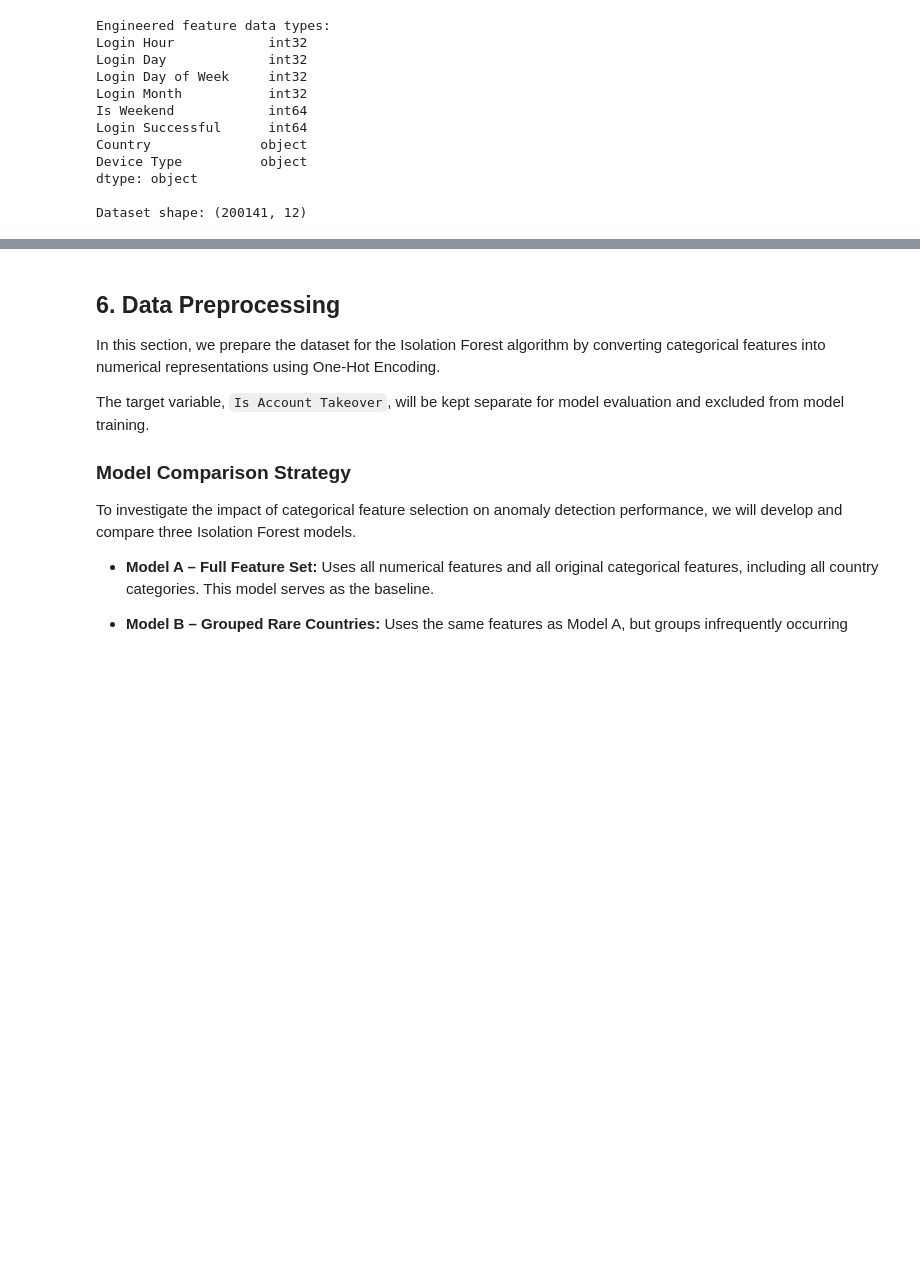
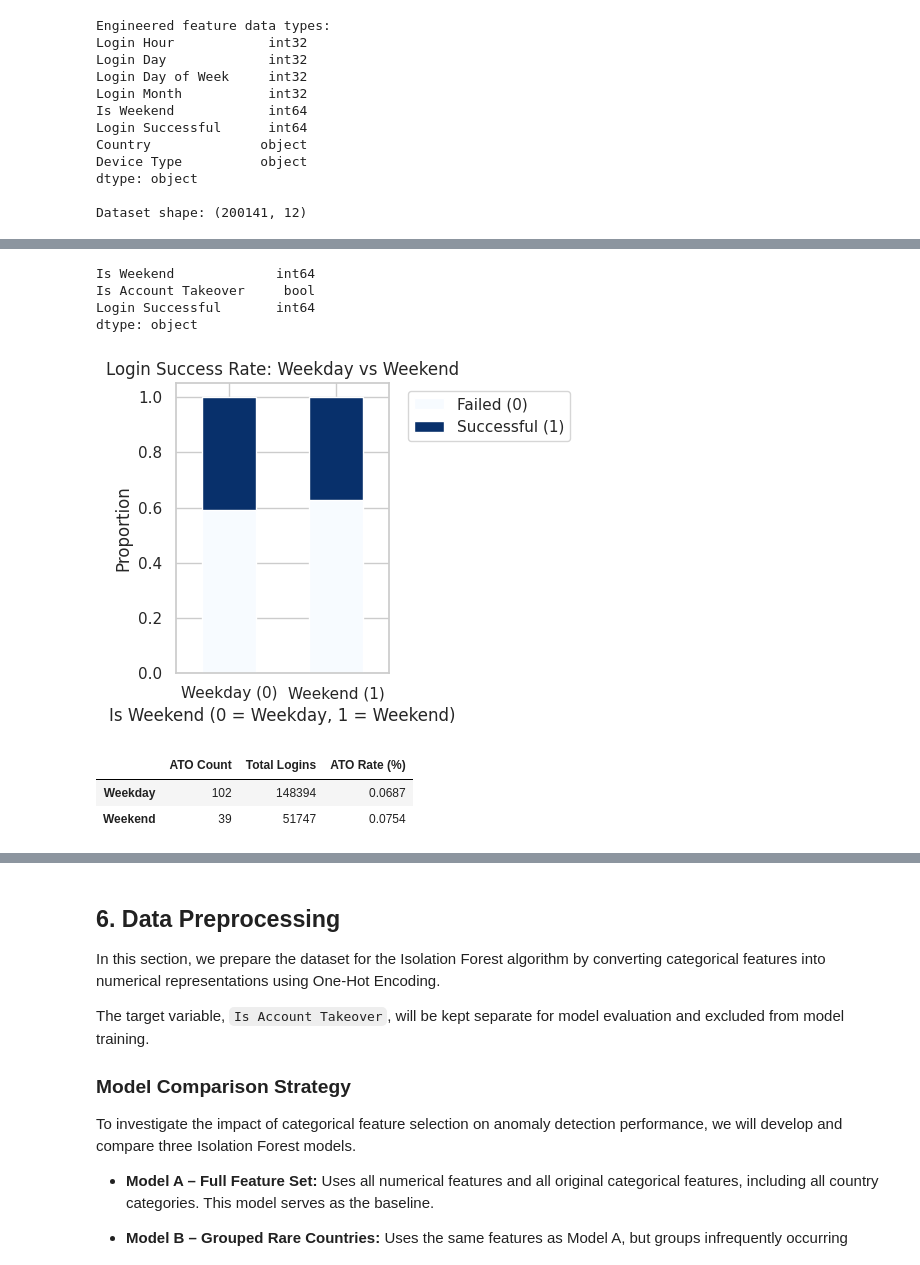
Before and after one commit to MiyukiMol/user-behavior-anomaly-detection, a Jupyter notebook: 02_unsupervised_anomaly_detection.ipynb, the cells around one changed output, grey strips where cells are left out. Cells and saved outputs as stored; diff of their text form; code cells hidden in the pictures; blank space fills up the shorter version.

```diff
--- a/02_unsupervised_anomaly_detection.ipynb
+++ b/02_unsupervised_anomaly_detection.ipynb
@@ -1261,0 +1394,47 @@ Dataset shape: (200141, 12)
+# %%
+print(df[
+    ["Is Weekend", "Is Account Takeover", "Login Successful"]
+].dtypes)
+# %% [output]
+Is Weekend             int64
+Is Account Takeover     bool
+Login Successful       int64
+dtype: object
+# %%
+import matplotlib.pyplot as plt
+
+# 割合のクロス集計データを元にグラフを描画
+pd.crosstab(df['Is Weekend'], df['Login Successful'], normalize='index').plot(
+    kind='bar',
+    stacked=True,
+    figsize=(5, 4),
+    colormap='Blues'
+)
+
+plt.title('Login Success Rate: Weekday vs Weekend')
+plt.xlabel('Is Weekend (0 = Weekday, 1 = Weekend)')
+plt.ylabel('Proportion')
+plt.xticks(ticks=[0, 1], labels=['Weekday (0)', 'Weekend (1)'], rotation=0)
+plt.legend(['Failed (0)', 'Successful (1)'], bbox_to_anchor=(1.05, 1), loc='upper left')
+plt.tight_layout()
+plt.show()
+# %% [output]
+[figure, added]
+# %%
+ato_by_weekend = (
+    df.groupby("Is Weekend")["Is Account Takeover"]
+    .agg(["sum", "count"])
+    .rename(columns={"sum": "ATO Count", "count": "Total Logins"})
+)
+
+ato_by_weekend["ATO Rate (%)"] = (
+    ato_by_weekend["ATO Count"] / ato_by_weekend["Total Logins"] * 100
+)
+
+ato_by_weekend.index = ["Weekday", "Weekend"]
+
+display(ato_by_weekend.round(4))
+# %% [output]
+|  | ATO Count | Total Logins | ATO Rate (%) |
+| Weekday | 102 | 148394 | 0.0687 |
+| Weekend | 39 | 51747 | 0.0754 |
```
Also changed, not shown: parts of 63 cells of this notebook.
